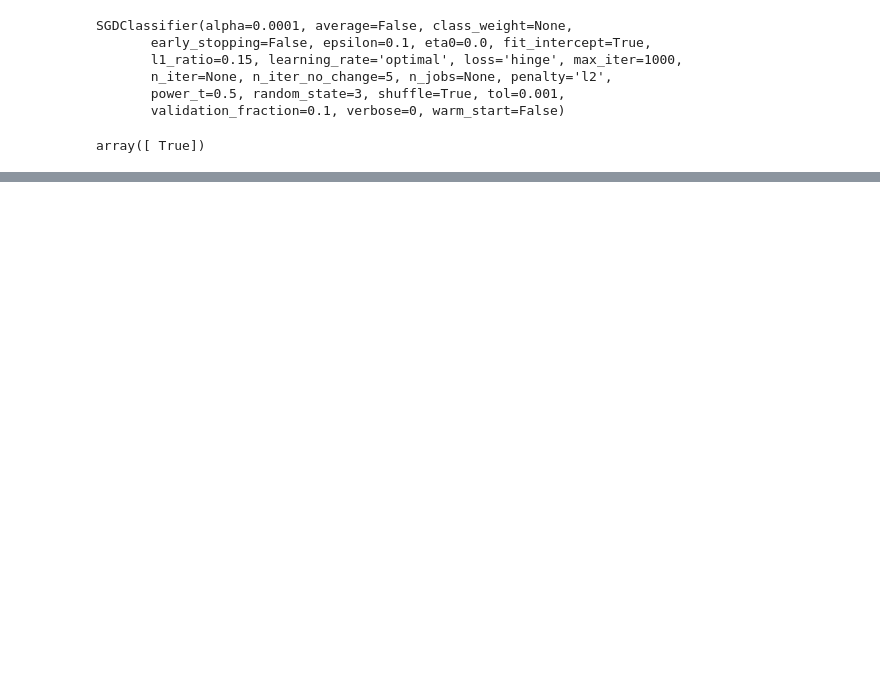
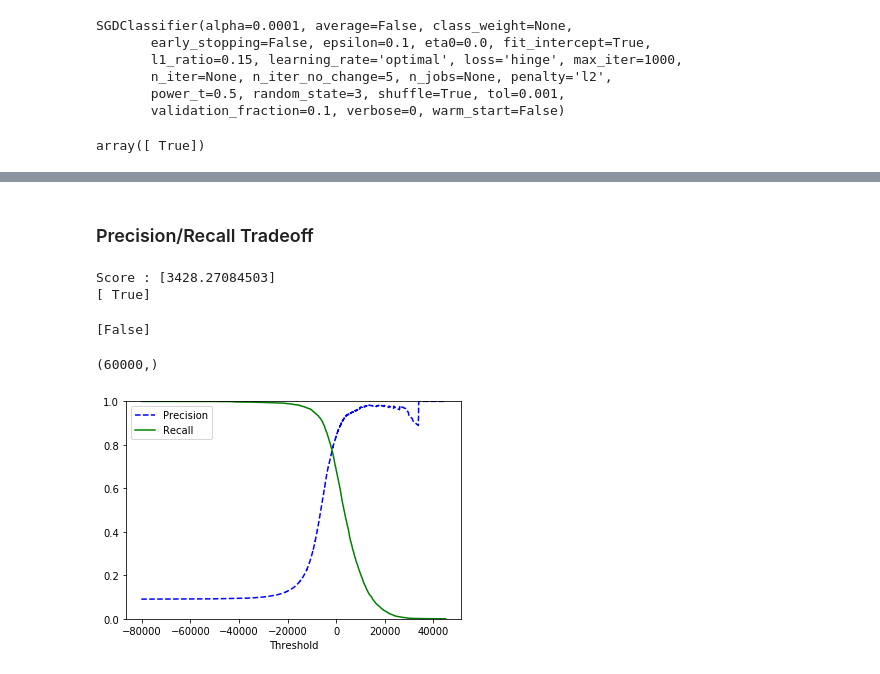
Before and after one commit to cvolcy/hands-on-mlbook, a Jupyter notebook: chapter_3.ipynb, the cells around one changed output, grey strips where cells are left out. Saved outputs shown, nothing was run; the diff lists cells and outputs as text; code cells hidden in the pictures; blank space fills up the shorter version.

Commit message:
Add more metrics

```diff
--- a/chapter_3.ipynb
+++ b/chapter_3.ipynb
@@ -55,11 +55,11 @@ Let's start by creating a 1-detector as a binary classifier
 # %%
-y_train_1 = (y_train == y[some_digit_index]) # True for all 9s, False for all other digits.
-y_test_1 = (y_test == y[some_digit_index])
+y_train_5 = (y_train == y[some_digit_index]) # True for all 5s, False for all other digits.
+y_test_5 = (y_test == y[some_digit_index])
 # %%
 from sklearn.linear_model import SGDClassifier
 
 sgd_clf = SGDClassifier(random_state=3, max_iter=1000, tol=1e-3)
-sgd_clf.fit(X_train, y_train_1)
+sgd_clf.fit(X_train, y_train_5)
 # %% [output]
 SGDClassifier(alpha=0.0001, average=False, class_weight=None,
        early_stopping=False, epsilon=0.1, eta0=0.0, fit_intercept=True,
@@ -77,0 +129,40 @@ array([ True])
+# %% [markdown]
+### Precision/Recall Tradeoff
+# %%
+y_scores = sgd_clf.decision_function([some_digit])
+print(f"Score : {y_scores}")
+
+threshold = 0
+y_some_digit_pred = (y_scores > threshold)
+print(y_some_digit_pred)
+# %% [output]
+Score : [3428.27084503]
+[ True]
+# %%
+threshold = 200000
+y_some_digit_pred = (y_scores > threshold)
+print(y_some_digit_pred)
+# %% [output]
+[False]
+# %%
+y_scores = cross_val_predict(sgd_clf, X_train, y_train_5, cv=3, method="decision_function")
+# %%
+y_scores.shape
+# %% [output]
+(60000,)
+# %%
+from sklearn.metrics import precision_recall_curve
+
+precisions, recalls, thresholds = precision_recall_curve(y_train_5, y_scores)
+
+def plot_precision_recall_vs_threshold(precisions, recalls, thresholds):
+    plt.plot(thresholds, precisions[:-1], "b--", label="Precision")
+    plt.plot(thresholds, recalls[:-1], "g-", label="Recall")
+    plt.xlabel("Threshold")
+    plt.legend(loc="upper left")
+    plt.ylim([0, 1])
+
+plot_precision_recall_vs_threshold(precisions, recalls, thresholds)
+plt.show()
+# %% [output]
+[figure, added]
```
Also changed, not shown: parts of 20 cells of this notebook.
